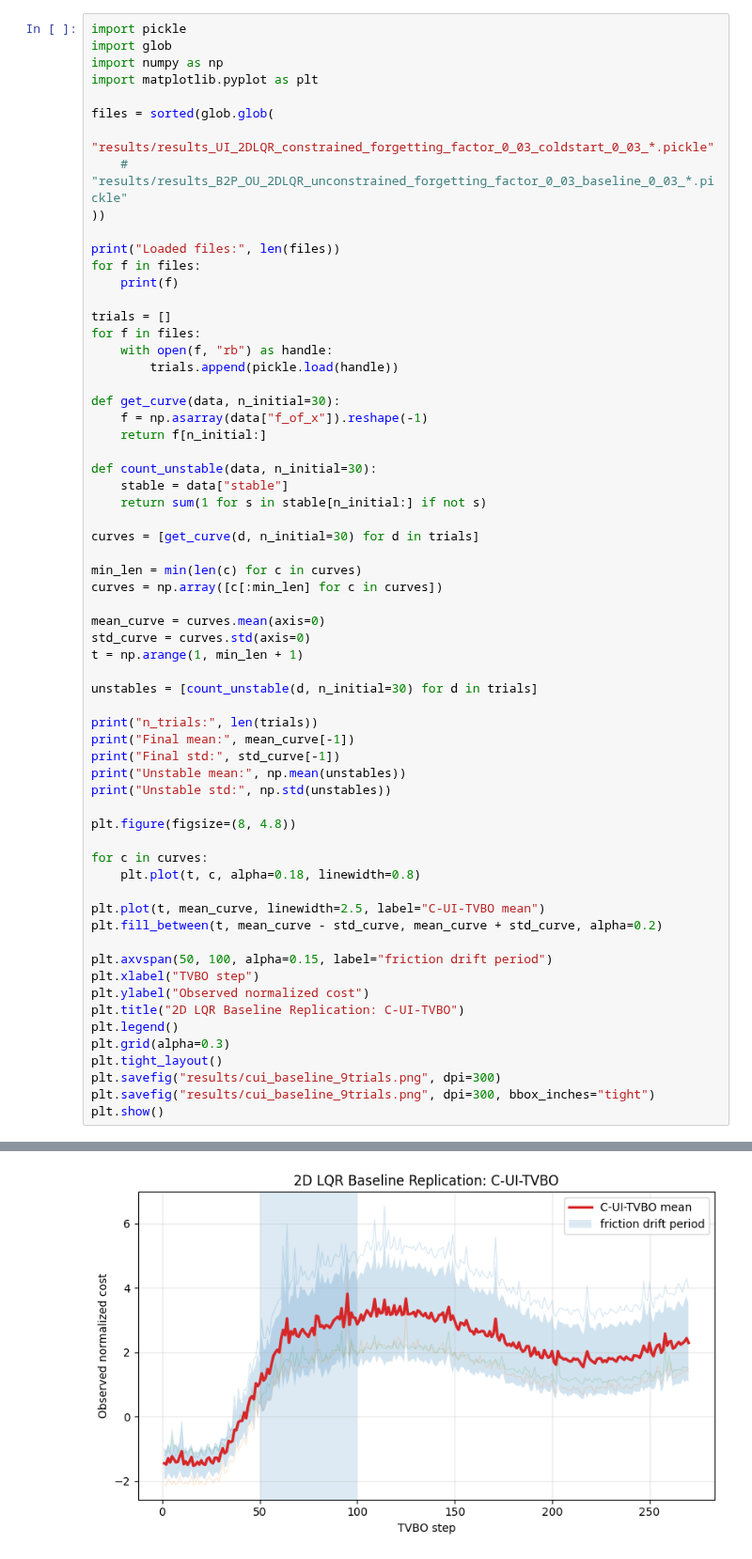
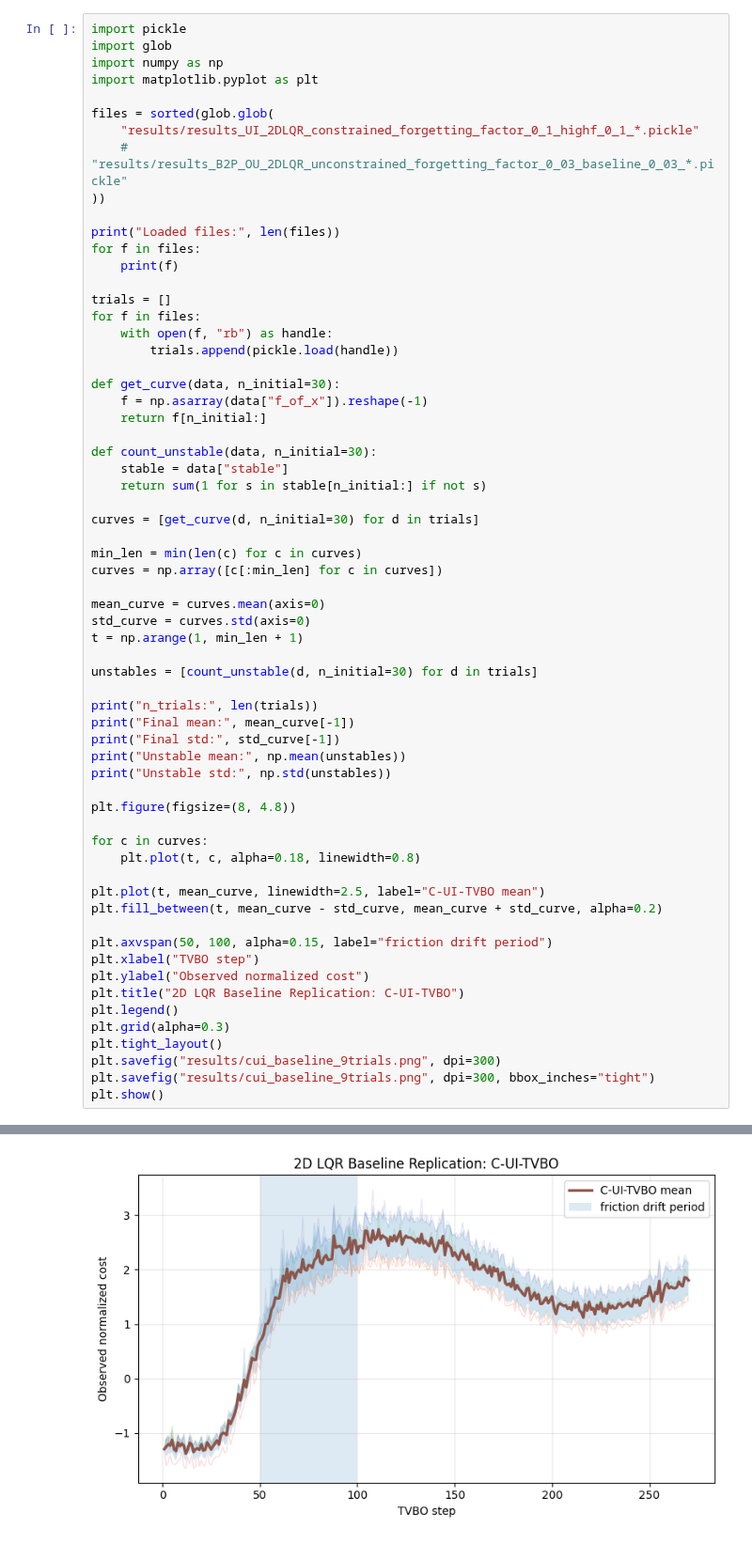
Before and after one commit to ArcZz/uitvbo_training, a Jupyter notebook: draw.ipynb, the cells around one changed output, grey strips where cells are left out. Shown at 94% size. Drawn from its saved outputs; the diff is of its cells as text.

```diff
--- a/draw.ipynb
+++ b/draw.ipynb
@@ -5,7 +5,7 @@ import numpy as np
 import matplotlib.pyplot as plt
 
 files = sorted(glob.glob(
-    "results/results_UI_2DLQR_constrained_forgetting_factor_0_03_coldstart_0_03_*.pickle"
+    "results/results_UI_2DLQR_constrained_forgetting_factor_0_1_highf_0_1_*.pickle"
     # "results/results_B2P_OU_2DLQR_unconstrained_forgetting_factor_0_03_baseline_0_03_*.pickle"
 ))
 
@@ -72,3 +74,3 @@ Final std: 1.2040777
 Unstable mean: 0.0
 Unstable std: 0.0
-[figure, old version]
+[figure, new version]
```
Also changed, not shown: parts of 1 cell of this notebook, 13 other files.
